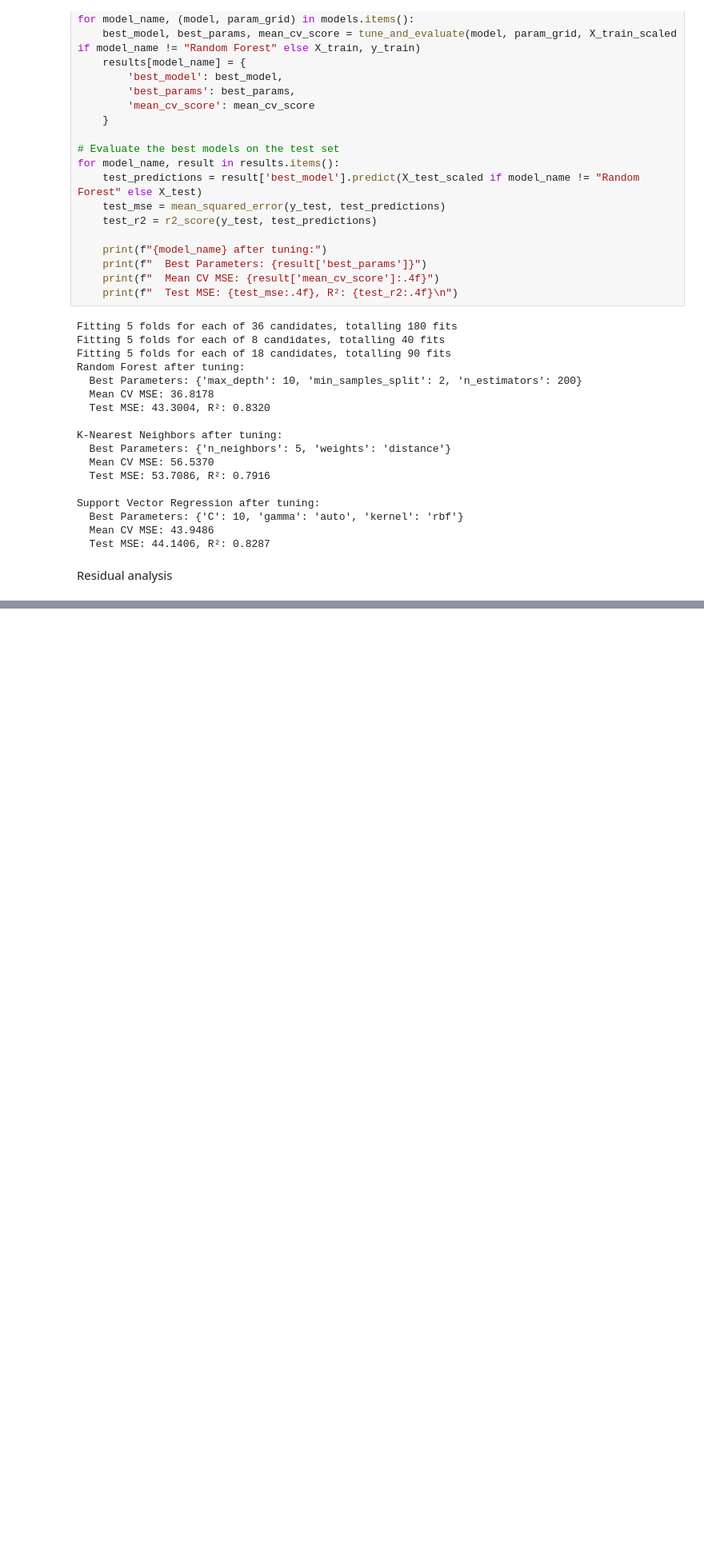
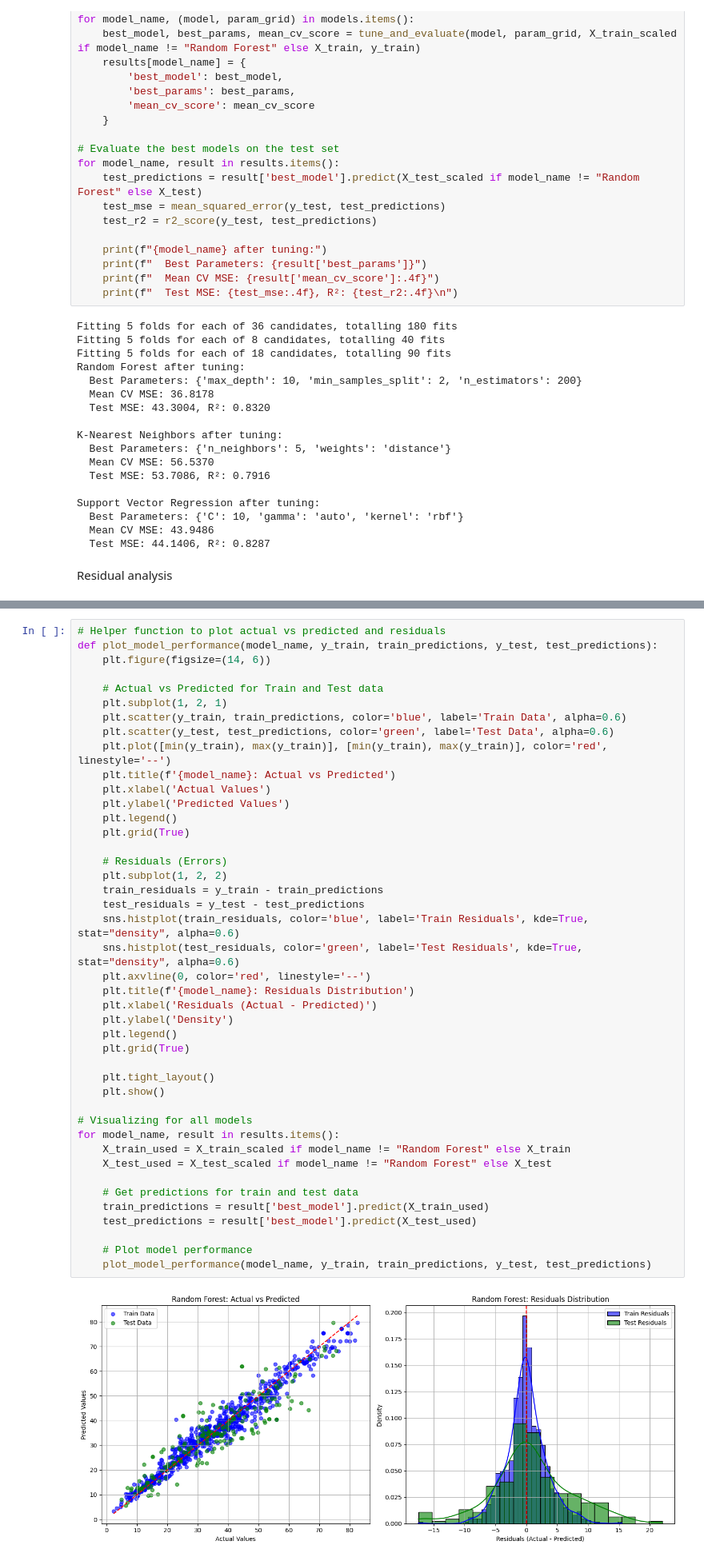
Before and after one commit to Samuel-Ovuehor/Python-Code, a Jupyter notebook: compresivestrength.ipynb, the cells around one changed output, grey strips where cells are left out. Shown at 80% size. Cells and saved outputs as stored; diff of their text form; blank space fills up the shorter version.

Commit message:
How AI Revolutionising the way Civil Engineers and builders Design Concrete Mixes and Perform Quality Control Checks During Construction.

```diff
--- a/compresivestrength.ipynb
+++ b/compresivestrength.ipynb
@@ -380,0 +408,45 @@ Root Mean Squared Error (RMSE): 6.5803
+# %%
+# Helper function to plot actual vs predicted and residuals
+def plot_model_performance(model_name, y_train, train_predictions, y_test, test_predictions):
+    plt.figure(figsize=(14, 6))
+
+    # Actual vs Predicted for Train and Test data
+    plt.subplot(1, 2, 1)
+    plt.scatter(y_train, train_predictions, color='blue', label='Train Data', alpha=0.6)
+    plt.scatter(y_test, test_predictions, color='green', label='Test Data', alpha=0.6)
+    plt.plot([min(y_train), max(y_train)], [min(y_train), max(y_train)], color='red', linestyle='--')
+    plt.title(f'{model_name}: Actual vs Predicted')
+    plt.xlabel('Actual Values')
+    plt.ylabel('Predicted Values')
+    plt.legend()
+    plt.grid(True)
+
+    # Residuals (Errors)
+    plt.subplot(1, 2, 2)
+    train_residuals = y_train - train_predictions
+    test_residuals = y_test - test_predictions
+    sns.histplot(train_residuals, color='blue', label='Train Residuals', kde=True, stat="density", alpha=0.6)
+    sns.histplot(test_residuals, color='green', label='Test Residuals', kde=True, stat="density", alpha=0.6)
+    plt.axvline(0, color='red', linestyle='--')
+    plt.title(f'{model_name}: Residuals Distribution')
+    plt.xlabel('Residuals (Actual - Predicted)')
+    plt.ylabel('Density')
+    plt.legend()
+    plt.grid(True)
+
+    plt.tight_layout()
+    plt.show()
+
+# Visualizing for all models
+for model_name, result in results.items():
+    X_train_used = X_train_scaled if model_name != "Random Forest" else X_train
+    X_test_used = X_test_scaled if model_name != "Random Forest" else X_test
+
+    # Get predictions for train and test data
+    train_predictions = result['best_model'].predict(X_train_used)
+    test_predictions = result['best_model'].predict(X_test_used)
+
+    # Plot model performance
+    plot_model_performance(model_name, y_train, train_predictions, y_test, test_predictions)
+# %% [output]
+[figure, added]
```
Also changed, not shown: parts of 16 cells of this notebook.
